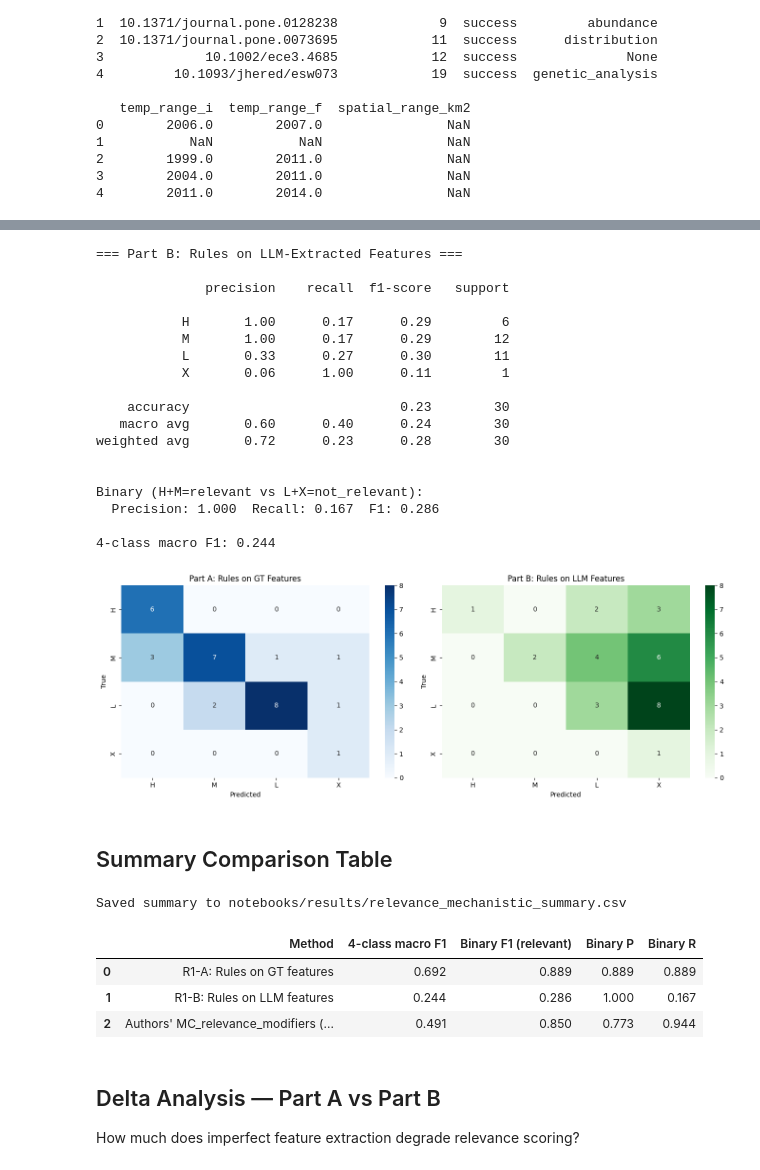
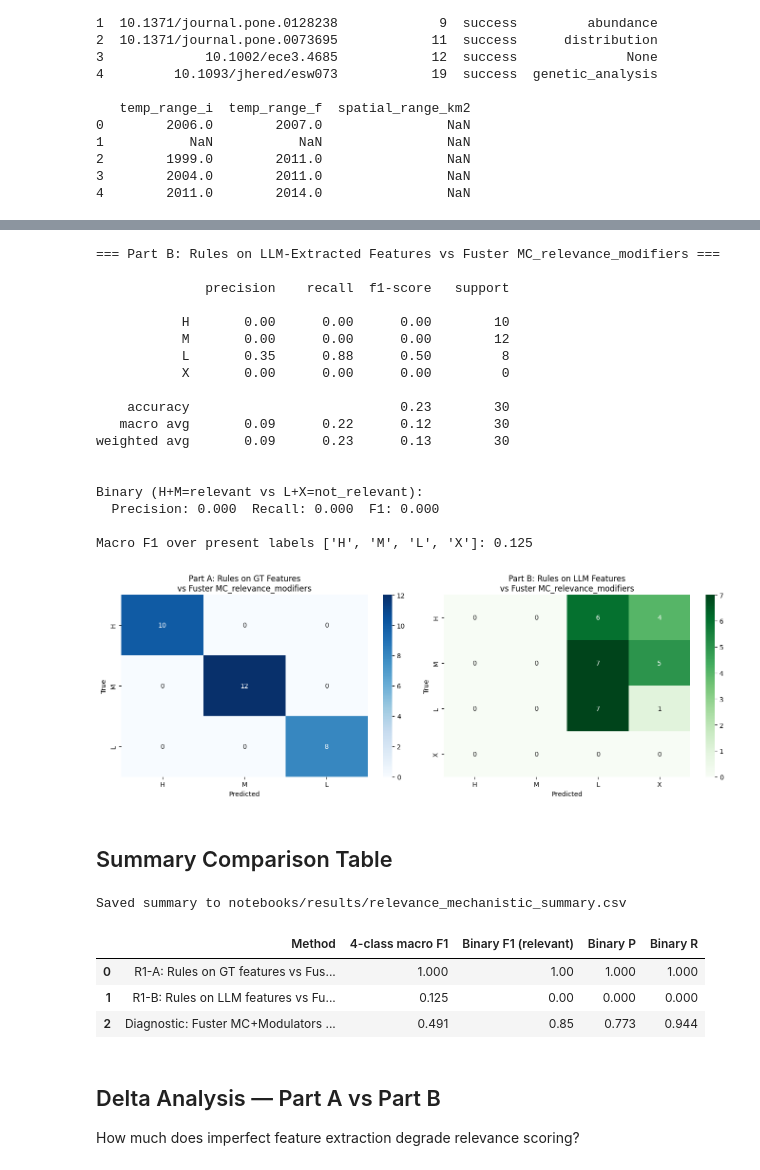
Before and after one commit to BiodiversiteQuebec/llm_metadata, a Jupyter notebook: notebooks/relevance_mechanistic.ipynb, the cells around one changed output, grey strips where cells are left out. Drawn from its saved outputs; the diff is of its cells as text; code cells hidden in the pictures.

Commit message:
Resolved mechanistics relevance classifiers scoring from paper

```diff
--- a/notebooks/relevance_mechanistic.ipynb
+++ b/notebooks/relevance_mechanistic.ipynb
@@ -305,13 +452,12 @@ eval_df_a[available].head(10)
 # %%
-labels = ["H", "M", "L", "X"]
-
+labels_a = present_labels(eval_df_a["gt_relevance"], eval_df_a["pred_relevance"])
 y_true = eval_df_a["gt_relevance"]
 y_pred_a = eval_df_a["pred_relevance"]
 
-print("=== Part A: Rules on GT Features ===\n")
-print(classification_report(y_true, y_pred_a, labels=labels, zero_division=0))
+print("=== Part A: Rules on GT Features vs Fuster MC_relevance_modifiers ===\n")
+print(classification_report(y_true, y_pred_a, labels=labels_a, zero_division=0))
 
-# Binary collapse: H+M → relevant, L+X → not relevant
+# Binary collapse: H+M -> relevant, L+X -> not relevant
 def binary_collapse(s):
     return "relevant" if s in ("H", "M") else "not_relevant"
 
@@ -321,9 +467,9 @@ y_pred_a_bin = y_pred_a.map(binary_collapse)
 p_a = precision_score(y_true_bin, y_pred_a_bin, pos_label="relevant", zero_division=0)
 r_a = recall_score(y_true_bin, y_pred_a_bin, pos_label="relevant", zero_division=0)
 f1_a = f1_score(y_true_bin, y_pred_a_bin, pos_label="relevant", zero_division=0)
-macro_f1_a = f1_score(y_true, y_pred_a, labels=labels, average="macro", zero_division=0)
+macro_f1_a = f1_score(y_true, y_pred_a, labels=labels_a, average="macro", zero_division=0)
 
 print(f"\nBinary (H+M=relevant vs L+X=not_relevant):")
 print(f"  Precision: {p_a:.3f}  Recall: {r_a:.3f}  F1: {f1_a:.3f}")
-print(f"\n4-class macro F1: {macro_f1_a:.3f}")
+print(f"\nMacro F1 over present labels {labels_a}: {macro_f1_a:.3f}")
 # %% [output]
@@ -519,7 +659,7 @@ Prediction DataFrame: 30 rows
 # %%
 # Join with GT on gt_record_id / id
 pred_with_gt = pred_df.merge(
-    eval_df[["id", "gt_relevance"]],
+    eval_df[["id", "gt_relevance", "human_relevance"]],
     left_on="gt_record_id",
     right_on="id",
     how="inner"
@@ -532,7 +672,7 @@ pred_eval_df = pred_with_gt.join(results_b)
 
 print("\nSample results:")
 cols_b = ["record_id", "data_type", "temp_range_i", "temp_range_f", "spatial_range_km2",
-          "pred_relevance", "gt_relevance"]
+          "pred_relevance", "gt_relevance", "human_relevance"]
 pred_eval_df[cols_b].head(8)
 # %% [output]
 Records with GT match: 30
@@ -550,9 +690,10 @@ Sample results:
 # %%
+labels_b = present_labels(pred_eval_df["gt_relevance"], pred_eval_df["pred_relevance"])
 y_true_b = pred_eval_df["gt_relevance"]
 y_pred_b = pred_eval_df["pred_relevance"]
 
-print("=== Part B: Rules on LLM-Extracted Features ===\n")
-print(classification_report(y_true_b, y_pred_b, labels=labels, zero_division=0))
+print("=== Part B: Rules on LLM-Extracted Features vs Fuster MC_relevance_modifiers ===\n")
+print(classification_report(y_true_b, y_pred_b, labels=labels_b, zero_division=0))
 
 y_true_b_bin = y_true_b.map(binary_collapse)
 y_pred_b_bin = y_pred_b.map(binary_collapse)
@@ -560,66 +701,66 @@ y_pred_b_bin = y_pred_b.map(binary_collapse)
 p_b = precision_score(y_true_b_bin, y_pred_b_bin, pos_label="relevant", zero_division=0)
 r_b = recall_score(y_true_b_bin, y_pred_b_bin, pos_label="relevant", zero_division=0)
 f1_b = f1_score(y_true_b_bin, y_pred_b_bin, pos_label="relevant", zero_division=0)
-macro_f1_b = f1_score(y_true_b, y_pred_b, labels=labels, average="macro", zero_division=0)
+macro_f1_b = f1_score(y_true_b, y_pred_b, labels=labels_b, average="macro", zero_division=0)
 
 print(f"\nBinary (H+M=relevant vs L+X=not_relevant):")
 print(f"  Precision: {p_b:.3f}  Recall: {r_b:.3f}  F1: {f1_b:.3f}")
-print(f"\n4-class macro F1: {macro_f1_b:.3f}")
+print(f"\nMacro F1 over present labels {labels_b}: {macro_f1_b:.3f}")
 # %% [output]
-=== Part B: Rules on LLM-Extracted Features ===
+=== Part B: Rules on LLM-Extracted Features vs Fuster MC_relevance_modifiers ===
 
               precision    recall  f1-score   support
 
-           H       1.00      0.17      0.29         6
-           M       1.00      0.17      0.29        12
-           L       0.33      0.27      0.30        11
-           X       0.06      1.00      0.11         1
+           H       0.00      0.00      0.00        10
+           M       0.00      0.00      0.00        12
+           L       0.35      0.88      0.50         8
+           X       0.00      0.00      0.00         0
 
     accuracy                           0.23        30
-   macro avg       0.60      0.40      0.24        30
-weighted avg       0.72      0.23      0.28        30
+   macro avg       0.09      0.22      0.12        30
+weighted avg       0.09      0.23      0.13        30
 
 
 Binary (H+M=relevant vs L+X=not_relevant):
-  Precision: 1.000  Recall: 0.167  F1: 0.286
+  Precision: 0.000  Recall: 0.000  F1: 0.000
 
-4-class macro F1: 0.244
+Macro F1 over present labels ['H', 'M', 'L', 'X']: 0.125
 # %%
 fig, axes = plt.subplots(1, 2, figsize=(14, 5))
 
-cm_a2 = confusion_matrix(eval_df_a["gt_relevance"], eval_df_a["pred_relevance"], labels=labels)
-sns.heatmap(cm_a2, annot=True, fmt="d", xticklabels=labels, yticklabels=labels,
+cm_a2 = confusion_matrix(eval_df_a["gt_relevance"], eval_df_a["pred_relevance"], labels=labels_a)
+sns.heatmap(cm_a2, annot=True, fmt="d", xticklabels=labels_a, yticklabels=labels_a,
             cmap="Blues", ax=axes[0])
-axes[0].set_title("Part A: Rules on GT Features")
+axes[0].set_title("Part A: Rules on GT Features\nvs Fuster MC_relevance_modifiers")
 axes[0].set_xlabel("Predicted")
 axes[0].set_ylabel("True")
 
-cm_b = confusion_matrix(y_true_b, y_pred_b, labels=labels)
-sns.heatmap(cm_b, annot=True, fmt="d", xticklabels=labels, yticklabels=labels,
+cm_b = confusion_matrix(y_true_b, y_pred_b, labels=labels_b)
+sns.heatmap(cm_b, annot=True, fmt="d", xticklabels=labels_b, yticklabels=labels_b,
             cmap="Greens", ax=axes[1])
-axes[1].set_title("Part B: Rules on LLM Features")
+axes[1].set_title("Part B: Rules on LLM Features\nvs Fuster MC_relevance_modifiers")
 axes[1].set_xlabel("Predicted")
 axes[1].set_ylabel("True")
 
 plt.tight_layout()
 plt.savefig("notebooks/results/relevance_mechanistic_comparison.png", dpi=150, bbox_inches="tight")
 plt.show()
 # %% [output]
-[figure, old version]
+[figure, new version]
 # %% [markdown]
 ## Summary Comparison Table
 # %%
 # Build comparison table
 rows = [
     {
-        "Method": "R1-A: Rules on GT features",
+        "Method": "R1-A: Rules on GT features vs Fuster MC+Modulators",
         "4-class macro F1": round(macro_f1_a, 3),
         "Binary F1 (relevant)": round(f1_a, 3),
         "Binary P": round(p_a, 3),
         "Binary R": round(r_a, 3),
     },
     {
-        "Method": "R1-B: Rules on LLM features",
+        "Method": "R1-B: Rules on LLM features vs Fuster MC+Modulators",
         "4-class macro F1": round(macro_f1_b, 3),
         "Binary F1 (relevant)": round(f1_b, 3),
         "Binary P": round(p_b, 3),
@@ -629,7 +770,7 @@ rows = [
 
 if p_ref is not None:
     rows.append({
-        "Method": "Authors' MC_relevance_modifiers (reference)",
+        "Method": "Diagnostic: Fuster MC+Modulators vs human dataset_relevance",
         "4-class macro F1": round(macro_f1_ref, 3),
         "Binary F1 (relevant)": round(f1_ref, 3),
         "Binary P": round(p_ref, 3),
@@ -643,9 +784,9 @@ summary_df
 # %% [output]
 Saved summary to notebooks/results/relevance_mechanistic_summary.csv
 |  | Method | 4-class macro F1 | Binary F1 (relevant) | Binary P | Binary R |
-| 0 | R1-A: Rules on GT features | 0.692 | 0.889 | 0.889 | 0.889 |
-| 1 | R1-B: Rules on LLM features | 0.244 | 0.286 | 1.000 | 0.167 |
-| 2 | Authors' MC_relevance_modifiers (... | 0.491 | 0.850 | 0.773 | 0.944 |
+| 0 | R1-A: Rules on GT features vs Fus... | 1.000 | 1.00 | 1.000 | 1.000 |
+| 1 | R1-B: Rules on LLM features vs Fu... | 0.125 | 0.00 | 0.000 | 0.000 |
+| 2 | Diagnostic: Fuster MC+Modulators ... | 0.491 | 0.85 | 0.773 | 0.944 |
 # %% [markdown]
 ## Delta Analysis — Part A vs Part B
 
```
Also changed, not shown: parts of 19 cells of this notebook, 4 other files.
